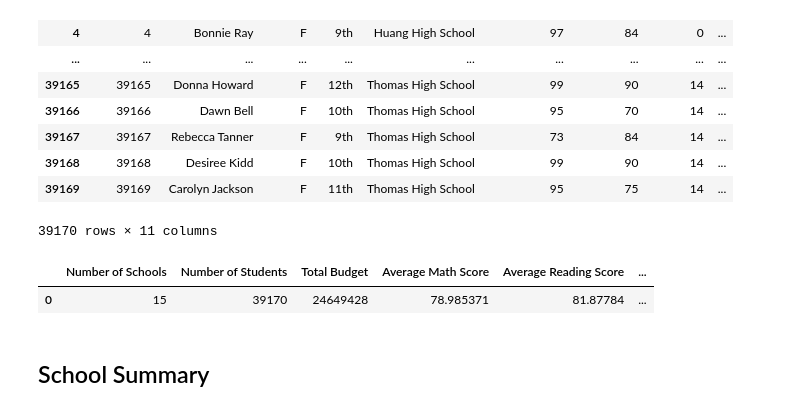
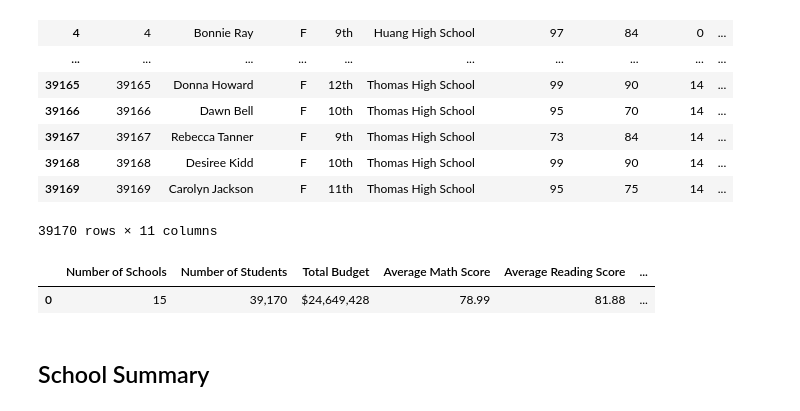
Before and after one commit to CCom20/pandas-challenge, a Jupyter notebook: pycityschools/PyCitySchools_starter.ipynb, the cells around one changed output. Cells and saved outputs as stored; diff of their text form; code cells hidden in the pictures.

Commit message:
Wrapping up work, adding formats

```diff
--- a/pycityschools/PyCitySchools_starter.ipynb
+++ b/pycityschools/PyCitySchools_starter.ipynb
@@ -78,39 +76,46 @@ school_data_complete_df
 # Find Total Number of Schools, Students, and the Total Budget
 num_schools = len(school_data_complete_df["School Name"].unique())
 num_students = school_data_complete_df["Student ID"].count()
 total_budget = school_data_complete_df["Budget"].unique().sum()
 
 # Find Average Scores for Reading and Math
-average_math_score = school_data_complete_df["Math Score"].mean()
-average_reading_score = school_data_complete_df["Reading Score"].mean()
+average_math_score = round(school_data_complete_df["Math Score"].mean(), 2)
+average_reading_score = round(school_data_complete_df["Reading Score"].mean(), 2)
 
 # Find Percent of Students Passing Math
 student_pass_math = school_data_complete_df.loc[school_data_complete_df["Math Score"] >= 70].value_counts()
-per_student_pass_math = 100 * (student_pass_math.count() / num_students)
+per_student_pass_math = round(100 * (student_pass_math.count() / num_students), 2)
 
 # Find Percent of Students Passing Reading
 students_pass_reading = school_data_complete_df.loc[school_data_complete_df["Reading Score"] >= 70].value_counts()
-per_student_pass_reading = 100 * (students_pass_reading.count() / num_students)
+per_student_pass_reading = round(100 * (students_pass_reading.count() / num_students), 2)
 
 # Find Percent of Students Passing Reading and Math
 students_pass_math_reading = school_data_complete_df.loc[(school_data_complete_df["Math Score"] >= 70) & (school_data_complete_df["Reading Score"] >= 70)].value_counts()
-per_students_math_reading_pass = 100 * ( len(students_pass_math_reading) / num_students)
+per_students_math_reading_pass = round(100 * ( len(students_pass_math_reading) / num_students), 2)
 
 # Come back and format dataframe
+# dist_summary_df["avg_cost"] = file_df["avg_cost"].map("${:.2f}".format)
+# dist_summary_df["other"] = file_df["other"].map("{:.2f}".format)
+# file_df.head()
 
 # Create DataFrame
 dist_summary_df = pd.DataFrame({"Number of Schools" : [num_schools],
                                 "Number of Students": [num_students],
                                 "Total Budget": [total_budget],
                                 "Average Math Score": [average_math_score],
                                 "Average Reading Score": [average_reading_score],
                                 "% Students Passing Math": [per_student_pass_math],
                                 "% Students Passing Reading": [per_student_pass_reading],
                                 "% Students Passing Math & Reading": [per_students_math_reading_pass]})
+
+dist_summary_df["Number of Students"] = dist_summary_df["Number of Students"].map("{:,}".format)
+dist_summary_df["Total Budget"] = dist_summary_df["Total Budget"].map("${:,}".format)
+
 dist_summary_df
 # %% [output]
 |  | Number of Schools | Number of Students | Total Budget | Average Math Score | Average Reading Score | ... |
-| 0 | 15 | 39170 | 24649428 | 78.985371 | 81.87784 | ... |
+| 0 | 15 | 39,170 | $24,649,428 | 78.99 | 81.88 | ... |
 # %% [markdown]
 ## School Summary
 # %% [markdown]
```
Also changed, not shown: parts of 5 cells of this notebook.
